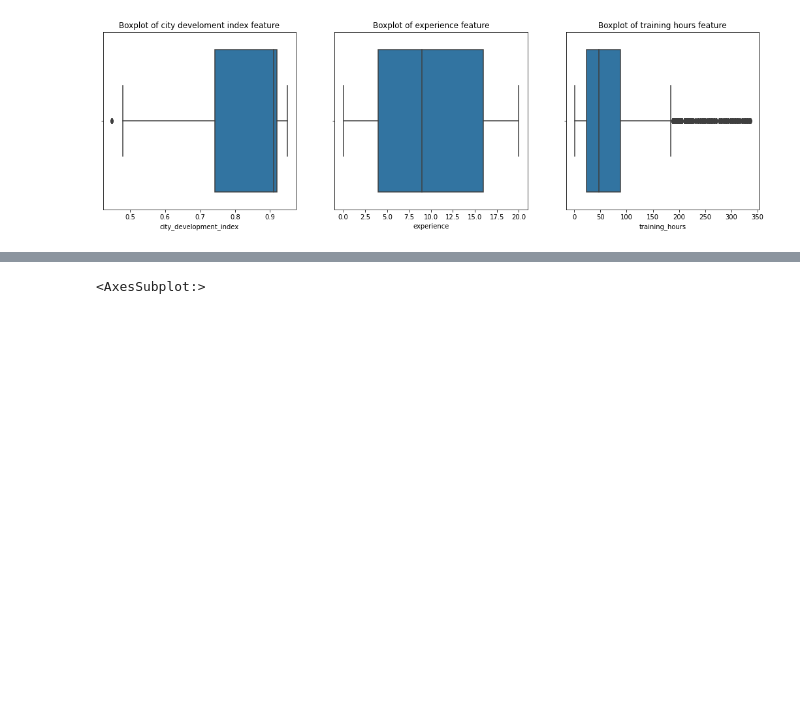
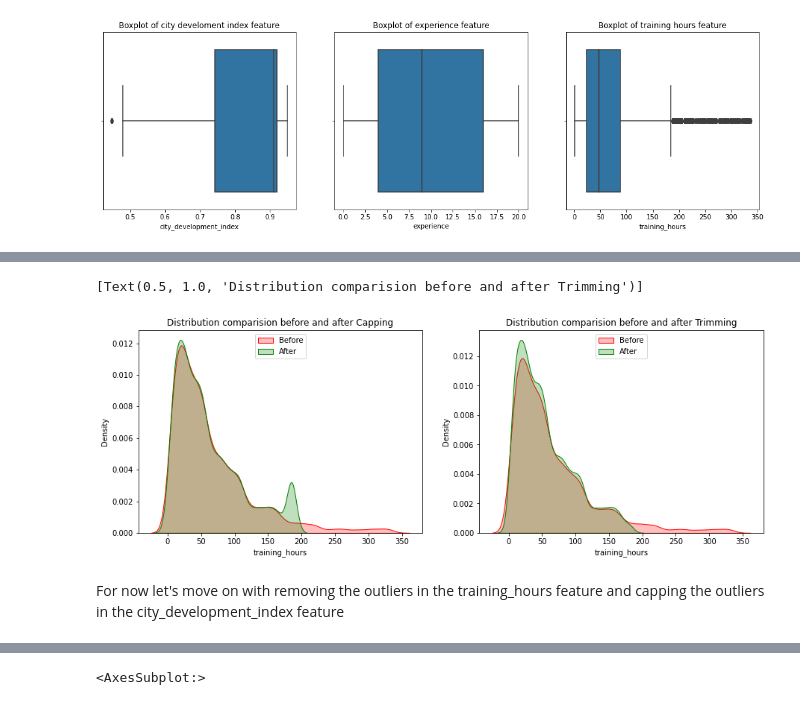
Before and after one commit to yuvraaj2002/Old_projects, a Jupyter notebook: DS job and salary prediction/DS_job_prediction.ipynb, the cells around one changed output, grey strips where cells are left out. Drawn from its saved outputs; the diff is of its cells as text; code cells hidden in the pictures; blank space fills up the shorter version.

```diff
--- a/DS job and salary prediction/DS_job_prediction.ipynb
+++ b/DS job and salary prediction/DS_job_prediction.ipynb
@@ -335,0 +360,4 @@ plt.show()
+# %%
+# Trimming the outliers
+temp_Df = temp_df.copy()
+temp_Df = temp_df[temp_df['training_hours'] < Upper_lmt_th]
@@ -335,0 +375,18 @@ plt.show()
+# %%
+# Now lets visualize the change in the distribution before and after capping/trimming the outliers
+fig,ax = plt.subplots(1,2,figsize = (15,5))
+
+# Trimming vs Original distribution
+sns.kdeplot(df['training_hours'],shade=True,color='red',label='Before',ax = ax[0]).legend(loc='upper center')
+sns.kdeplot(temp_df['training_hours'],shade=True,color='green',label='After',ax = ax[0]).legend(loc='upper center')
+ax[0].set(title ='Distribution comparision before and after Capping')
+
+# Capping vs original distribution
+sns.kdeplot(df['training_hours'],shade=True,color='red',label='Before',ax = ax[1]).legend(loc='upper center')
+sns.kdeplot(temp_Df['training_hours'],shade=True,color='green',label='After',ax = ax[1]).legend(loc='upper center')
+ax[1].set(title ='Distribution comparision before and after Trimming')
+# %% [output]
+[Text(0.5, 1.0, 'Distribution comparision before and after Trimming')]
+[figure, added]
+# %% [markdown]
+For now let's move on with removing the outliers in the training_hours feature and capping the outliers in the city_development_index feature
```
Also changed, not shown: parts of 44 cells of this notebook.
